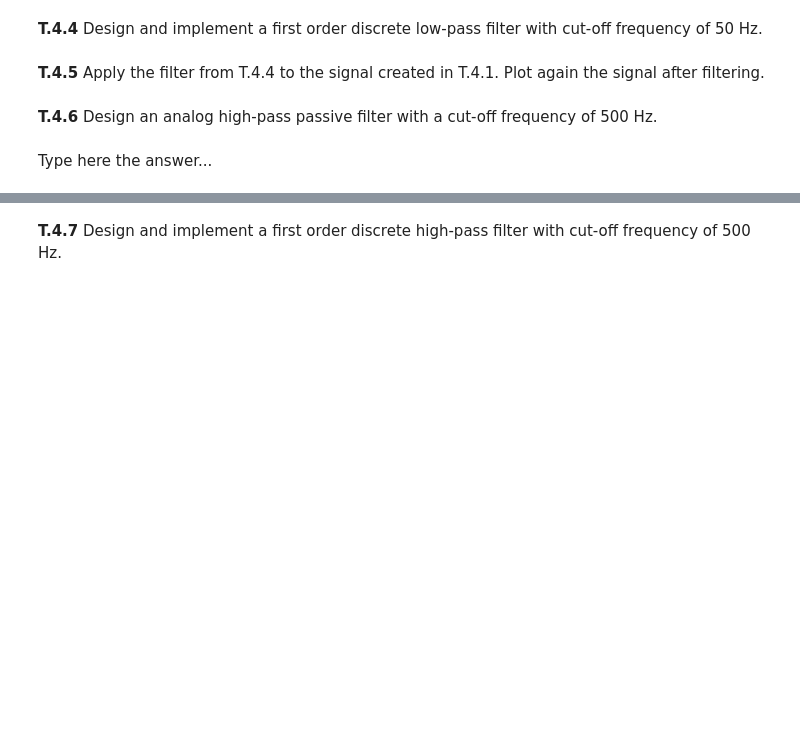
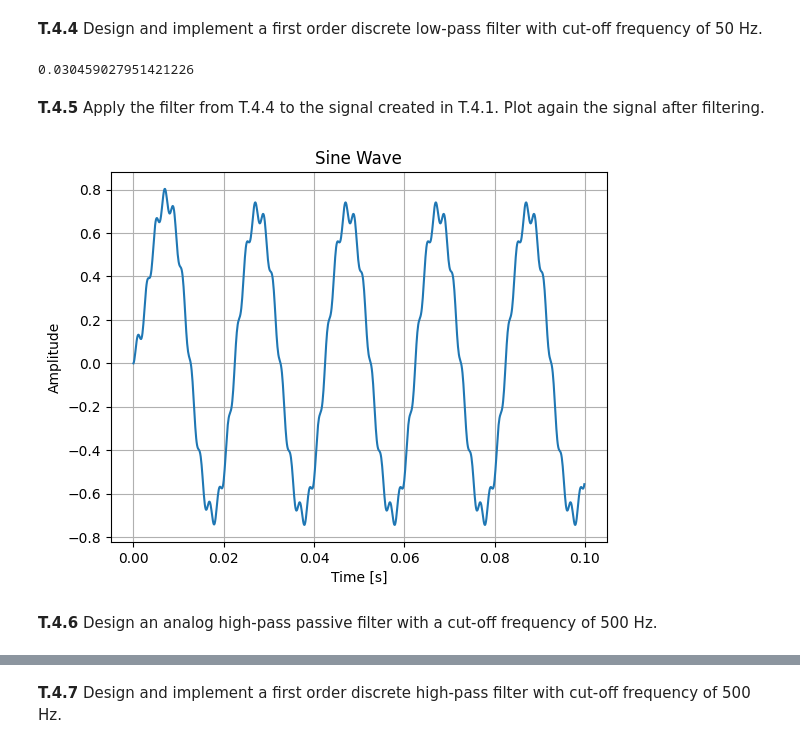
Before and after one commit to samuele-ribaudo/humanoid-sensors-and-actuators, a Jupyter notebook: T5/code/Tutorial_5.ipynb, the cells around one changed output, grey strips where cells are left out. Cells and saved outputs as stored; diff of their text form; code cells hidden in the pictures; blank space fills up the shorter version.

```diff
--- a/T5/code/Tutorial_5.ipynb
+++ b/T5/code/Tutorial_5.ipynb
@@ -182,3 +214,16 @@ Type here the answer...
+# %%
+frequency_cutoff_lp = 50
+t_s = 1 / sampling_rate
+time_constant = 1 / (2*np.pi*frequency_cutoff_lp)
+
+#Filter coefficient
+alpha = t_s / (time_constant + t_s)
+print(alpha)
+
+# The calculated alpha is then used in the recursive low-pass filter equation:
+# y[n] = alpha*x[n] + (1-alpha)*y[n-1]
+# %% [output]
+0.030459027951421226
 # %% [markdown]
 
 
@@ -188,5 +231,20 @@ Type here the answer...
+# %%
+#Initialize
+y = np.zeros_like(x)
+y[0] = x[0]
+
+#Apply filter
+for n in range(1, len(x)):
+    y[n] = alpha * x[n] + (1 - alpha) * y[n - 1]
+
+plt.plot(t, y)
+plt.xlabel("Time [s]")
+plt.ylabel("Amplitude")
+plt.title("Sine Wave")
+plt.grid(True)
+plt.show()
+# %% [output]
+[figure, added]
 # %% [markdown]
 
 **T.4.6** Design an analog high-pass passive filter with a cut-off frequency of 500 Hz.
-# %% [markdown]
-Type here the answer...
```
Also changed, not shown: parts of 22 cells of this notebook, 1 other file.
